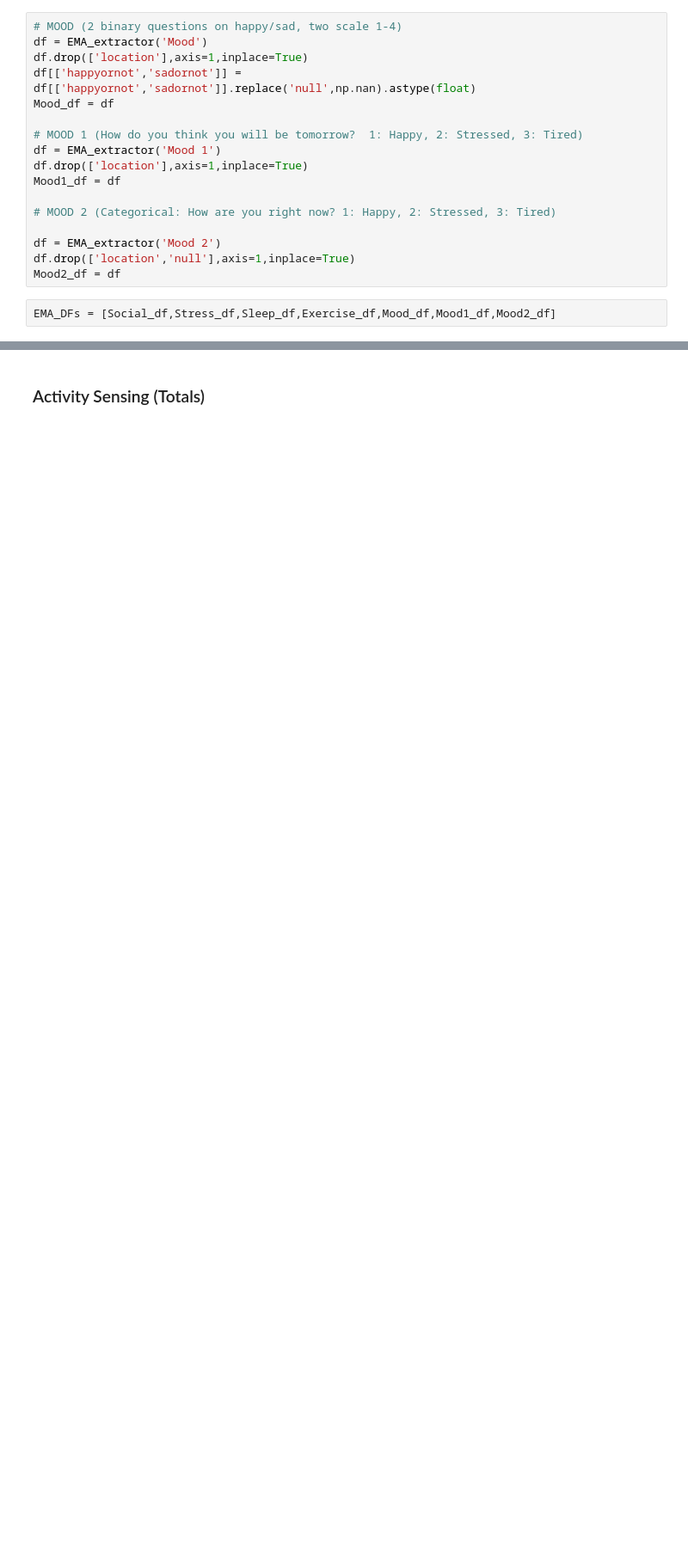
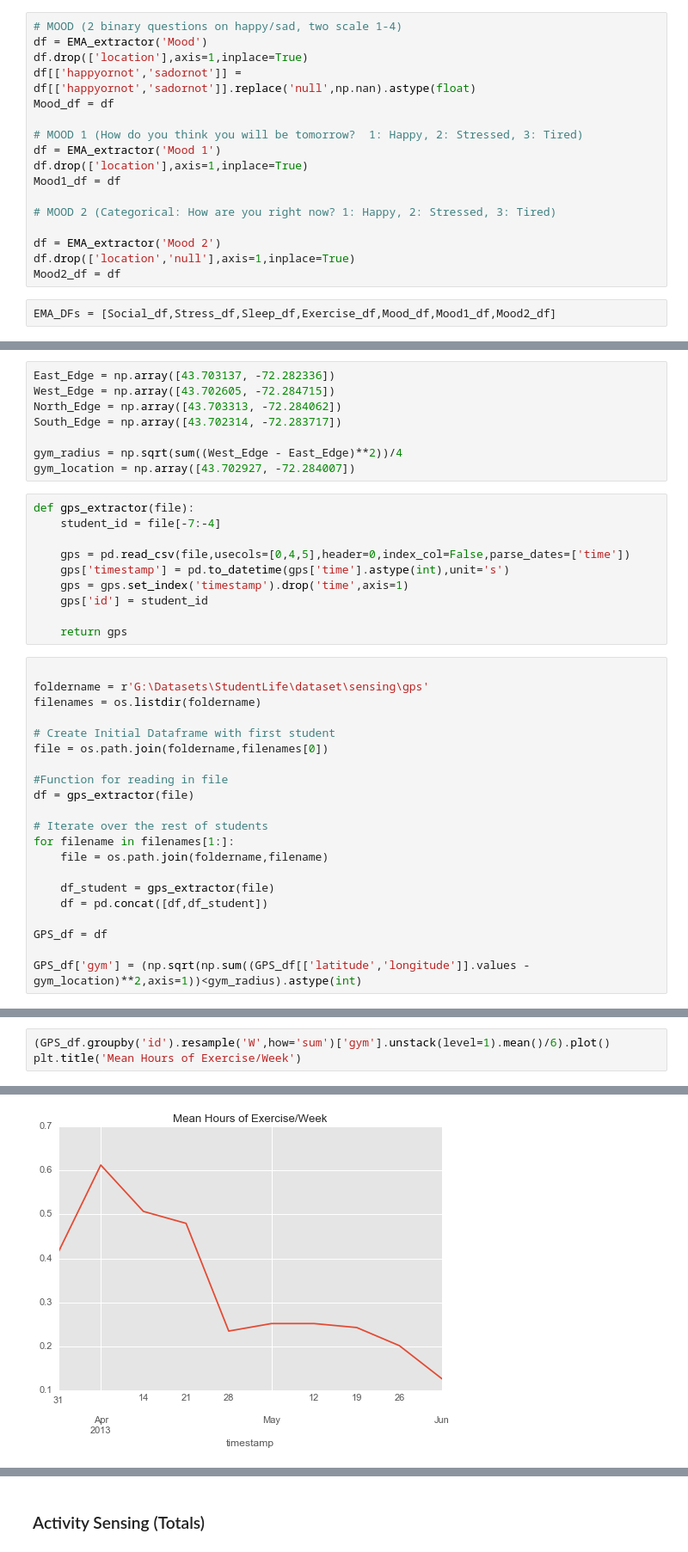
Before and after one commit to darkruby501/Omada-Project, a Jupyter notebook: Student Exercise Regression.ipynb, the cells around one changed output, grey strips where cells are left out. Shown at 86% size. Saved outputs shown, nothing was run; the diff lists cells and outputs as text; blank space fills up the shorter version.

Commit message:
Upload Code
Created second tidier file after initial exploration.

```diff
--- a/Student Exercise Regression.ipynb
+++ b/Student Exercise Regression.ipynb
@@ -156,0 +162,39 @@ EMA_DFs = [Social_df,Stress_df,Sleep_df,Exercise_df,Mood_df,Mood1_df,Mood2_df]
+# %%
+East_Edge = np.array([43.703137, -72.282336])
+West_Edge = np.array([43.702605, -72.284715])
+North_Edge = np.array([43.703313, -72.284062])
+South_Edge = np.array([43.702314, -72.283717])
+
+gym_radius = np.sqrt(sum((West_Edge - East_Edge)**2))/4
+gym_location = np.array([43.702927, -72.284007])
+# %%
+def gps_extractor(file):
+    student_id = file[-7:-4]
+
+    gps = pd.read_csv(file,usecols=[0,4,5],header=0,index_col=False,parse_dates=['time'])
+    gps['timestamp'] = pd.to_datetime(gps['time'].astype(int),unit='s')
+    gps = gps.set_index('timestamp').drop('time',axis=1)
+    gps['id'] = student_id
+
+    return gps
+# %%
+
+foldername = r'G:\Datasets\StudentLife\dataset\sensing\gps'
+filenames = os.listdir(foldername)
+
+# Create Initial Dataframe with first student
+file = os.path.join(foldername,filenames[0])
+
+#Function for reading in file
+df = gps_extractor(file)
+
+# Iterate over the rest of students
+for filename in filenames[1:]:
+    file = os.path.join(foldername,filename)
+
+    df_student = gps_extractor(file)
+    df = pd.concat([df,df_student])
+
+GPS_df = df
+
+GPS_df['gym'] = (np.sqrt(np.sum((GPS_df[['latitude','longitude']].values - gym_location)**2,axis=1))<gym_radius).astype(int)
@@ -156,0 +243,4 @@ EMA_DFs = [Social_df,Stress_df,Sleep_df,Exercise_df,Mood_df,Mood1_df,Mood2_df]
+# %%
+(GPS_df.groupby('id').resample('W',how='sum')['gym'].unstack(level=1).mean()/6).plot()
+plt.title('Mean Hours of Exercise/Week')
+# %% [output]
@@ -156,0 +248 @@ EMA_DFs = [Social_df,Stress_df,Sleep_df,Exercise_df,Mood_df,Mood1_df,Mood2_df]
+[figure, added]
```
Also changed, not shown: parts of 183 cells of this notebook, 1 other file.
